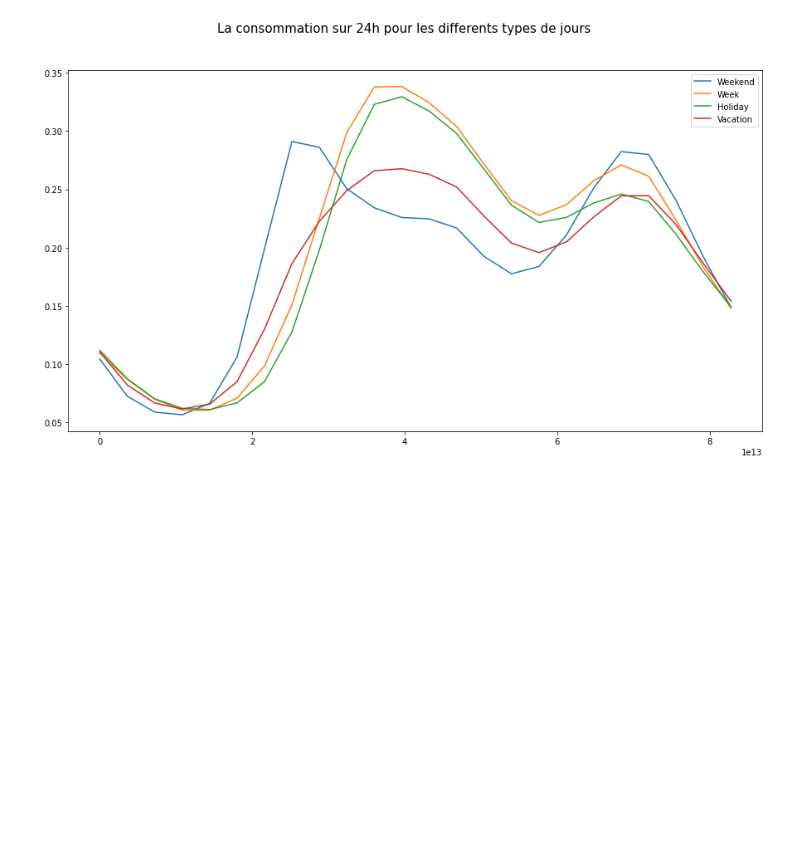
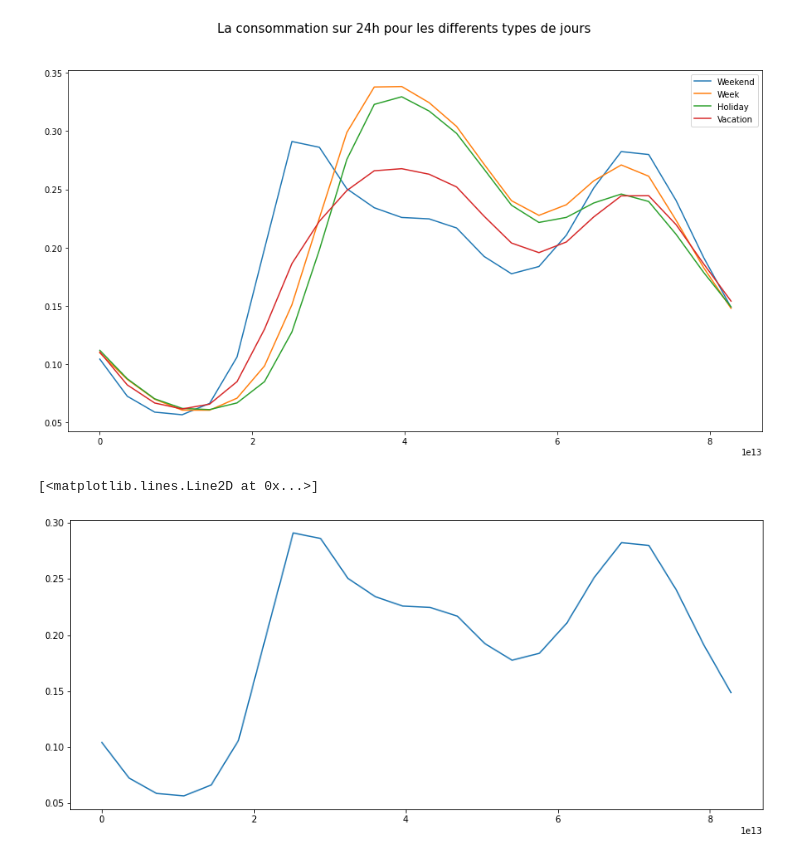
Before and after one commit to forloulhoucine/TER_Analyse-de-donnees-issues-dun-reseau-urbain, a Jupyter notebook: TER.ipynb, the cells around one changed output. Saved outputs shown, nothing was run; the diff lists cells and outputs as text; code cells hidden in the pictures; blank space fills up the shorter version.

```diff
--- a/TER.ipynb
+++ b/TER.ipynb
@@ -689,3 +706,10 @@ plt.legend()
 # %% [output]
 <matplotlib.legend.Legend at 0x...>
 [figure]
+# %%
+hh=pd.to_timedelta(C_mean["date"].dt.hour,unit='H')
+C24H=Dw.groupby(hh).mean()
+plt.plot(C24H["Consommation_M"])
+# %% [output]
+[<matplotlib.lines.Line2D at 0x...>]
+[figure, added]
```
Also changed, not shown: parts of 2 cells of this notebook.
